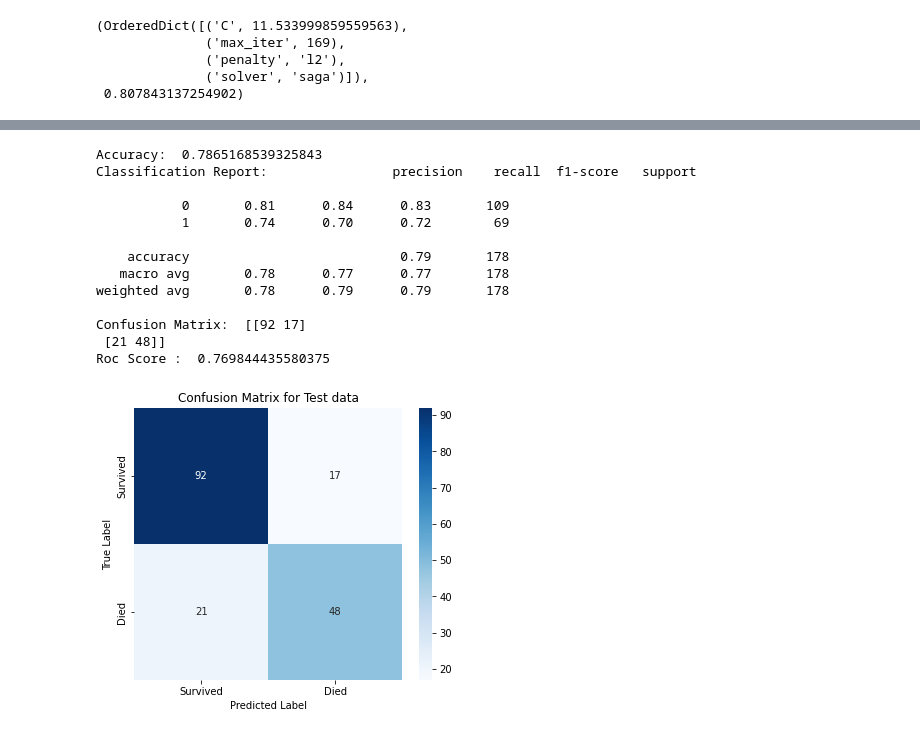
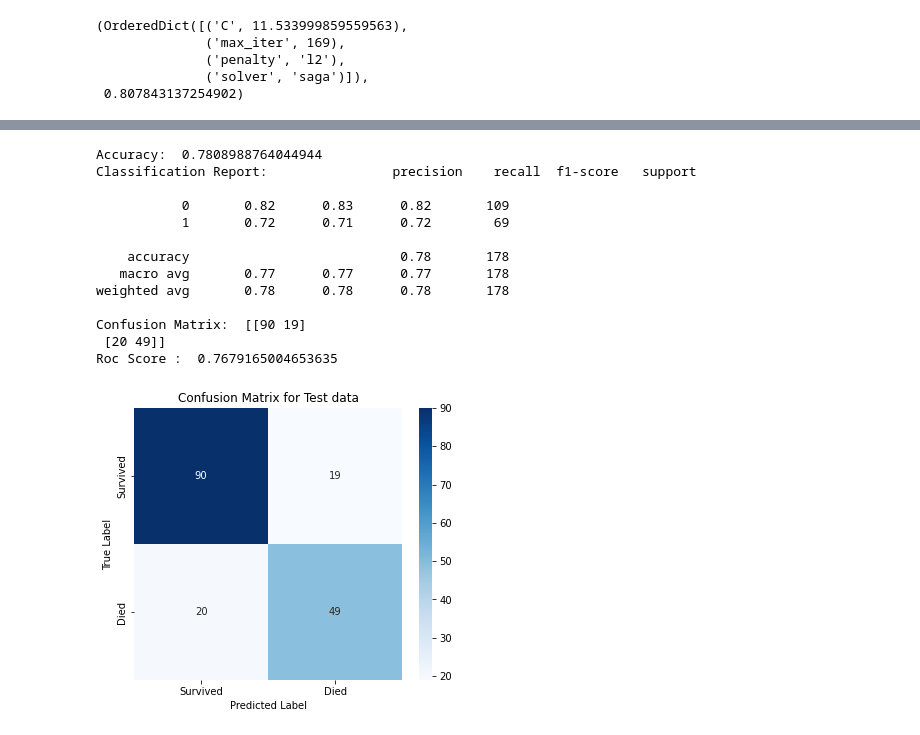
Before and after one commit to Swapnil-Trivedi/E0_270_0__ML_2025, a Jupyter notebook: assignment-01/logistic-regression.ipynb, the cells around one changed output, grey strips where cells are left out. Cells and saved outputs as stored; diff of their text form; code cells hidden in the pictures.

```diff
--- a/assignment-01/logistic-regression.ipynb
+++ b/assignment-01/logistic-regression.ipynb
@@ -14,7 +14,7 @@ class LogisticRegressionClassifier:
         self.c=c
         self.penalty=penalty
         self.solver=solver
-        self.model=LogisticRegression(random_state=42,solver=self.solver,C=self.c,penalty=self.penalty,max_iter=169)
+        self.model=LogisticRegression(random_state=42,solver=self.solver,C=self.c,penalty=self.penalty,max_iter=170)
     #loads the training data from the data handler as features and targets from the cleaned training data
     def load_train_data(self):
         self.train_features,self.train_targets = self.data_handler.split_data(self.data_handler.train_data)
@@ -125,4 +125,6 @@ lr_optimized=LogisticRegressionClassifier(c=11.54,penalty="l2",solver="saga")
 lr_optimized.load_train_data()
 lr_optimized.load_validation_data()
 lr_optimized.load_test_data()
+# %%
+lr_optimized.train()
 # %%
@@ -145,17 +147,17 @@ Roc Score :  0.7933815350389322
 # %%
-lr.evaluate(DataFlag="Test")
+lr_optimized.evaluate(DataFlag="Test")
 # %% [output]
-Accuracy:  0.7865168539325843
+Accuracy:  0.7808988764044944
 Classification Report:                precision    recall  f1-score   support
 
-           0       0.81      0.84      0.83       109
-           1       0.74      0.70      0.72        69
+           0       0.82      0.83      0.82       109
+           1       0.72      0.71      0.72        69
 
-    accuracy                           0.79       178
-   macro avg       0.78      0.77      0.77       178
-weighted avg       0.78      0.79      0.79       178
+    accuracy                           0.78       178
+   macro avg       0.77      0.77      0.77       178
+weighted avg       0.78      0.78      0.78       178
 
-Confusion Matrix:  [[92 17]
- [21 48]]
-Roc Score :  0.769844435580375
+Confusion Matrix:  [[90 19]
+ [20 49]]
+Roc Score :  0.7679165004653635
-[figure, old version]
+[figure, new version]
```
Also changed, not shown: parts of 1 cell of this notebook.
